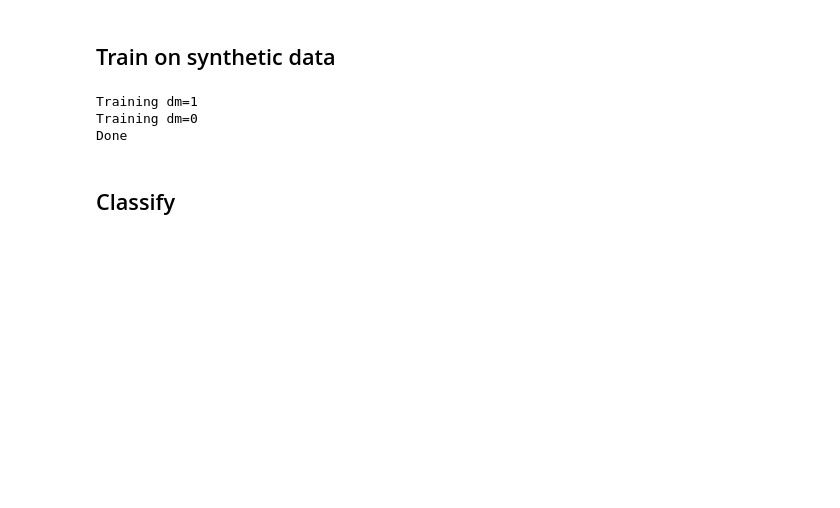
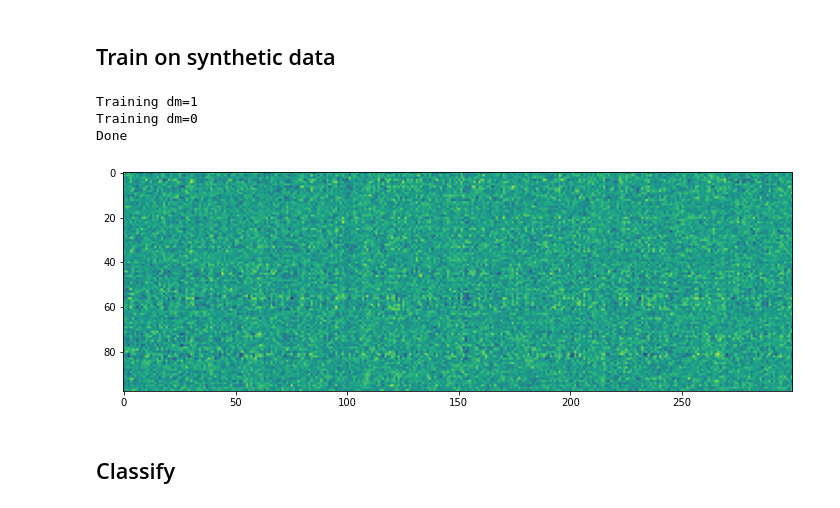
Before and after one commit to tischfieldlab/moseq2-nlp, a Jupyter notebook: notebooks/synthetic.ipynb, the cells around one changed output. Cells and saved outputs as stored; diff of their text form; code cells hidden in the pictures; blank space fills up the shorter version.

```diff
--- a/notebooks/synthetic.ipynb
+++ b/notebooks/synthetic.ipynb
@@ -23,7 +38,10 @@ model_file = os.path.join(data_dir, data_name, 'robust_septrans_model_1000.p')
 index_file = os.path.join(data_dir, data_name, 'gender-genotype-index.yaml')
 
 # Get nth order transitions (usages, transitions, 3grams, etc.)
-n=1
-group_transition_arrays = get_transition_representations_n(model_file, index_file, n)
+n=6
+num_transitions=100
+max_syllable=50
+transition_matrices, out_groups = get_transition_representations_n(model_file, index_file, n,
+                                                                   num_transitions, normalize='row', max_syllable=max_syllable)
 # %% [output]
 Loading raw data
@@ -36,14 +76,12 @@ Getting 1-grams for M_+/+.
 # %%
-num_animals_per_group = 25
 num_syllables_range = [10000,15000]
 all_synthesized_data = []
-labels = []
 
-for l, (group, tmx) in enumerate(group_transition_arrays.items()):
-    print(f'Synthesizing {group}.')
-    for _ in tqdm(range(num_animals_per_group)):
-        num_syllables = np.random.randint(num_syllables_range[0], num_syllables_range[1])
-        all_synthesized_data.append(sample_markov_chain(tmx,num_syllables))
-        labels.append(l)
+# NOTE: Check Markov sampling. Make sure that the 0s case makes sense...
+# NOTE: Current output for get_transition_representations_n does NOT work for markov sampling. Need full mx!
+
+for l, tmx in tqdm(enumerate(transition_matrices)):
+    num_syllables = np.random.randint(num_syllables_range[0], num_syllables_range[1])
+    all_synthesized_data.append(sample_markov_chain(tmx,num_syllables))
 
 documents = [TaggedDocument(sent, [i]) for i, sent in enumerate(all_synthesized_data)]
@@ -76,6 +107,12 @@ Done
 E1 = [model1.infer_vector(sent) for sent in all_synthesized_data]
 E2 = [model2.infer_vector(sent) for sent in all_synthesized_data]
 E = [.5 * (em1 + em2) for (em1, em2) in zip(E1, E2)]
+# %%
+fig, ax = plt.subplots(figsize=(12,12))
+ax.imshow(np.array(E))
+plt.show()
+# %% [output]
+[figure, added]
 # %% [markdown]
 ## Classify
 # %%
```
Also changed, not shown: parts of 11 cells of this notebook, 10 other files.
